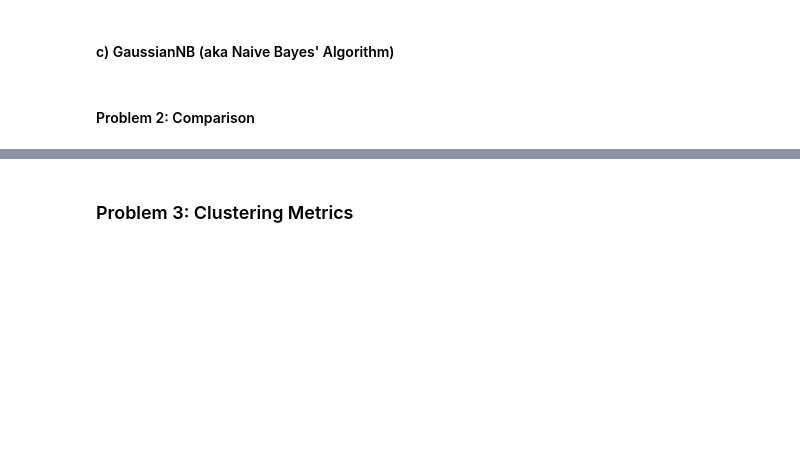
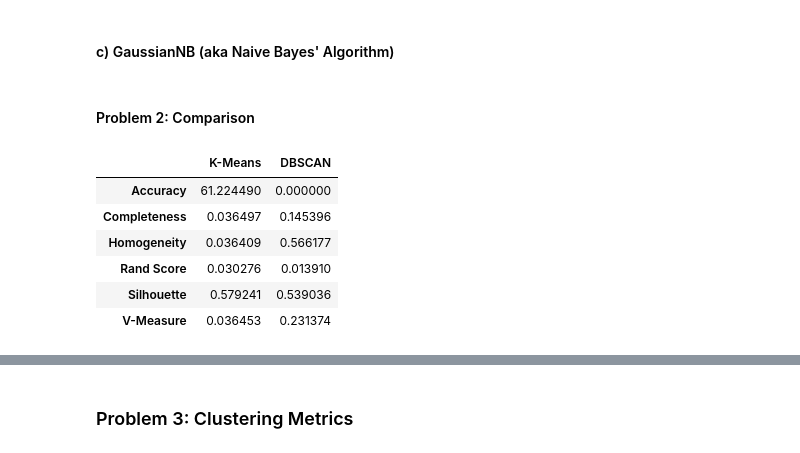
Before and after one commit to mnvsngv/cs696-bigdata, a Jupyter notebook: Midterm/Midterm.ipynb, the cells around one changed output, grey strips where cells are left out. Drawn from its saved outputs; the diff is of its cells as text; code cells hidden in the pictures; blank space fills up the shorter version.

```diff
--- a/Midterm/Midterm.ipynb
+++ b/Midterm/Midterm.ipynb
@@ -279,7 +308,19 @@ bayes_confusion = sklearn.metrics.confusion_matrix(y_test, y_pred)
 # %% [markdown]
 #### Problem 2: Comparison
 # %%
-print("K-Means Accuracy: {}%".format(kmeans_accuracy))
-print("Bayes Accuracy: {}%".format(bayes_accuracy))
+# print("K-Means Accuracy: {}%".format(kmeans_accuracy))
+# print("DBSCAN Accuracy: {}%".format(dbscan_accuracy))
+# print("Bayes Accuracy: {}%".format(bayes_accuracy))
+
+stats_df = pd.DataFrame.from_dict({model: stats.stats_dict for (model, stats) in stats.items()})
+stats_df
+# %% [output]
+|  | K-Means | DBSCAN |
+| Accuracy | 61.224490 | 0.000000 |
+| Completeness | 0.036497 | 0.145396 |
+| Homogeneity | 0.036409 | 0.566177 |
+| Rand Score | 0.030276 | 0.013910 |
+| Silhouette | 0.579241 | 0.539036 |
+| V-Measure | 0.036453 | 0.231374 |
 # %%
 plot_large()
```
Also changed, not shown: parts of 30 cells of this notebook.
